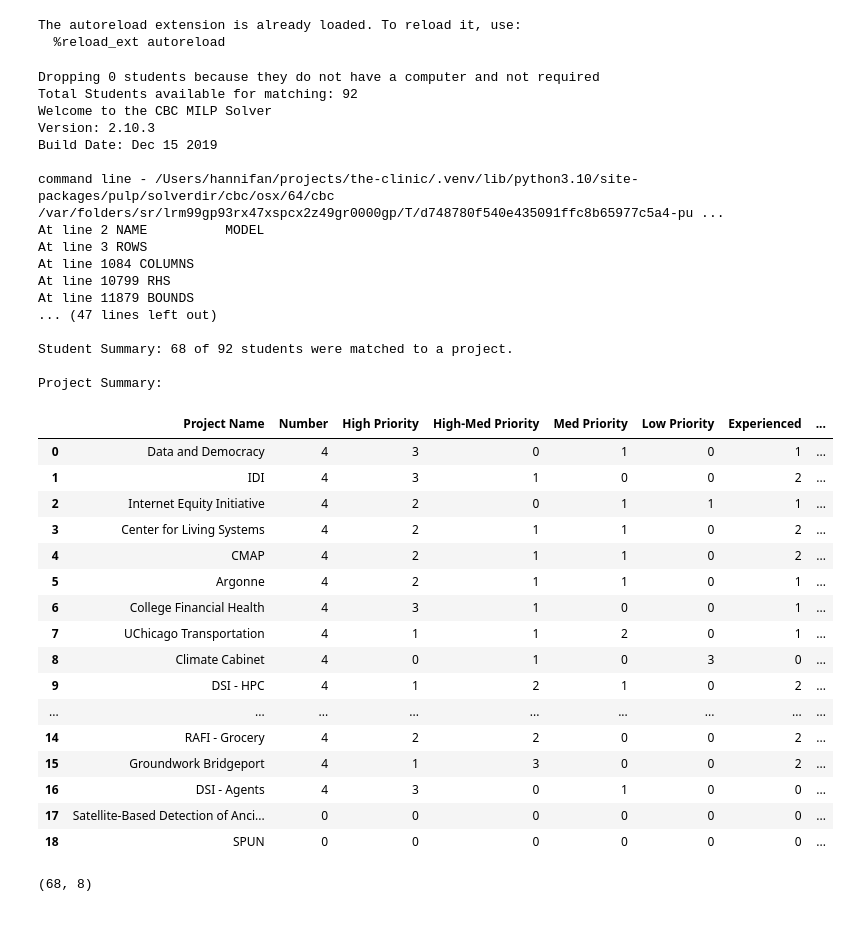
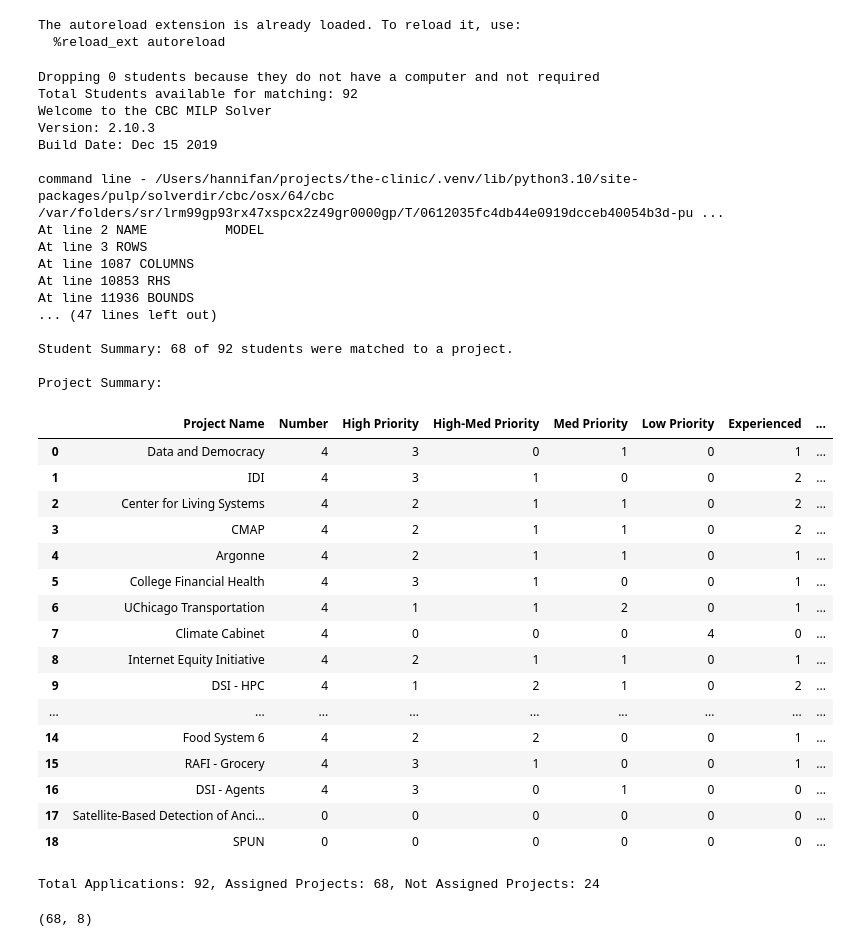
Before and after one commit to dsi-clinic/the-clinic, a Jupyter notebook: admin/matching/notebooks/matching.ipynb, the cells around one changed output. Saved outputs shown, nothing was run; the diff lists cells and outputs as text; code cells hidden in the pictures.

```diff
--- a/admin/matching/notebooks/matching.ipynb
+++ b/admin/matching/notebooks/matching.ipynb
@@ -22,9 +22,14 @@ from utils.utils import (
 )
 # %%
 file_location = "../data/Spring 25 Matching.xlsx"
-prioritized_students = []
+prioritized_students = ["ceden26@uchicago.edu"]
 override_assignments = {"kbarbarossa@uchicago.edu": "Data and Democracy"}
-deprioritized_students = ["nalinb@uchicago.edu", "wanniyang@uchicago.edu"]
+deprioritized_students = [
+    "nalinb@uchicago.edu",
+    "wanniyang@uchicago.edu",
+    "garakishig@uchicago.edu",
+    "xingyue@uchicago.edu",
+]
 technical_project_list = [
     "Argonne",
     "Center for Living Systems",
@@ -57,7 +62,7 @@ application_df, forced_assignments = process_applications(
 
 data_to_process_dict = generate_data(application_df, technical_project_list)
 
-priority_weights = [1, 5, 10, 20, 50]
+priority_weights = [1, 5, 10, 20, 10e10]
 max_students = {}
 all_project_list = data_to_process_dict.pop("all_project_list")
 
@@ -66,48 +71,66 @@ assignment_df = student_assignment(
     **data_to_process_dict,
     max_students_dict=max_students,
     preassigned_students=forced_assignments,
     number_of_projects_to_run=None,
     drop_projects=drop_project_list,
     verbose=False,
 )
 
 print(f"\nAverage Ranking: {assignment_df.Ranking.mean():.2f}")
 print(assignment_df.Ranking.value_counts())
 print_project_summary(assignment_df, all_project_list)
 
 assignment_df.to_csv("../data/assignments.csv", index=False)
 # %% [output]
 Dropping 0 students because they do not have a computer and not required
 Total Students available for matching: 92
 Welcome to the CBC MILP Solver
 Version: 2.10.3
 Build Date: Dec 15 2019
 
-command line - /Users/hannifan/projects/the-clinic/.venv/lib/python3.10/site-packages/pulp/solverdir/cbc/osx/64/cbc /var/folders/sr/lrm99gp93rx47xspcx2z49gr0000gp/T/d748780f540e435091ffc8b65977c5a4-pu ...
+command line - /Users/hannifan/projects/the-clinic/.venv/lib/python3.10/site-packages/pulp/solverdir/cbc/osx/64/cbc /var/folders/sr/lrm99gp93rx47xspcx2z49gr0000gp/T/0612035fc4db44e0919dcceb40054b3d-pu ...
 At line 2 NAME          MODEL
 At line 3 ROWS
-At line 1084 COLUMNS
-At line 10799 RHS
-At line 11879 BOUNDS
+At line 1087 COLUMNS
+At line 10853 RHS
+At line 11936 BOUNDS
 ... (47 lines left out)
 
 Student Summary: 68 of 92 students were matched to a project.
 
 Project Summary:
 |  | Project Name | Number | High Priority | High-Med Priority | Med Priority | Low Priority | Experienced | ... |
 | 0 | Data and Democracy | 4 | 3 | 0 | 1 | 0 | 1 | ... |
 | 1 | IDI | 4 | 3 | 1 | 0 | 0 | 2 | ... |
-| 2 | Internet Equity Initiative | 4 | 2 | 0 | 1 | 1 | 1 | ... |
-| 3 | Center for Living Systems | 4 | 2 | 1 | 1 | 0 | 2 | ... |
-| 4 | CMAP | 4 | 2 | 1 | 1 | 0 | 2 | ... |
-| 5 | Argonne | 4 | 2 | 1 | 1 | 0 | 1 | ... |
-| 6 | College Financial Health | 4 | 3 | 1 | 0 | 0 | 1 | ... |
-| 7 | UChicago Transportation | 4 | 1 | 1 | 2 | 0 | 1 | ... |
-| 8 | Climate Cabinet | 4 | 0 | 1 | 0 | 3 | 0 | ... |
+| 2 | Center for Living Systems | 4 | 2 | 1 | 1 | 0 | 2 | ... |
+| 3 | CMAP | 4 | 2 | 1 | 1 | 0 | 2 | ... |
+| 4 | Argonne | 4 | 2 | 1 | 1 | 0 | 1 | ... |
+| 5 | College Financial Health | 4 | 3 | 1 | 0 | 0 | 1 | ... |
+| 6 | UChicago Transportation | 4 | 1 | 1 | 2 | 0 | 1 | ... |
+| 7 | Climate Cabinet | 4 | 0 | 0 | 0 | 4 | 0 | ... |
+| 8 | Internet Equity Initiative | 4 | 2 | 1 | 1 | 0 | 1 | ... |
 | 9 | DSI - HPC | 4 | 1 | 2 | 1 | 0 | 2 | ... |
 | ... | ... | ... | ... | ... | ... | ... | ... | ... |
-| 14 | RAFI - Grocery | 4 | 2 | 2 | 0 | 0 | 2 | ... |
-| 15 | Groundwork Bridgeport | 4 | 1 | 3 | 0 | 0 | 2 | ... |
+| 14 | Food System 6 | 4 | 2 | 2 | 0 | 0 | 1 | ... |
+| 15 | RAFI - Grocery | 4 | 3 | 1 | 0 | 0 | 1 | ... |
 | 16 | DSI - Agents | 4 | 3 | 0 | 1 | 0 | 0 | ... |
 | 17 | Satellite-Based Detection of Anci... | 0 | 0 | 0 | 0 | 0 | 0 | ... |
 | 18 | SPUN | 0 | 0 | 0 | 0 | 0 | 0 | ... |
+# %%
+# Check if each student in the applications is represented in the assignment df
+applications = set(application_df["Email Address"])
+assigned_project = set(
+    assignment_df[assignment_df["Project Assigned"].notna()]["Email Address"]
+)
+not_assigned_project = set(
+    assignment_df[assignment_df["Project Assigned"].isna()]["Email Address"]
+)
+
+assert (
+    len(applications - assigned_project - not_assigned_project) == 0
+), "Assigned projects found in not assigned projects"
+print(
+    f"Total Applications: {len(applications)}, Assigned Projects: {len(assigned_project)}, Not Assigned Projects: {len(not_assigned_project)}"
+)
+# %% [output]
+Total Applications: 92, Assigned Projects: 68, Not Assigned Projects: 24
```
Also changed, not shown: parts of 9 cells of this notebook.
